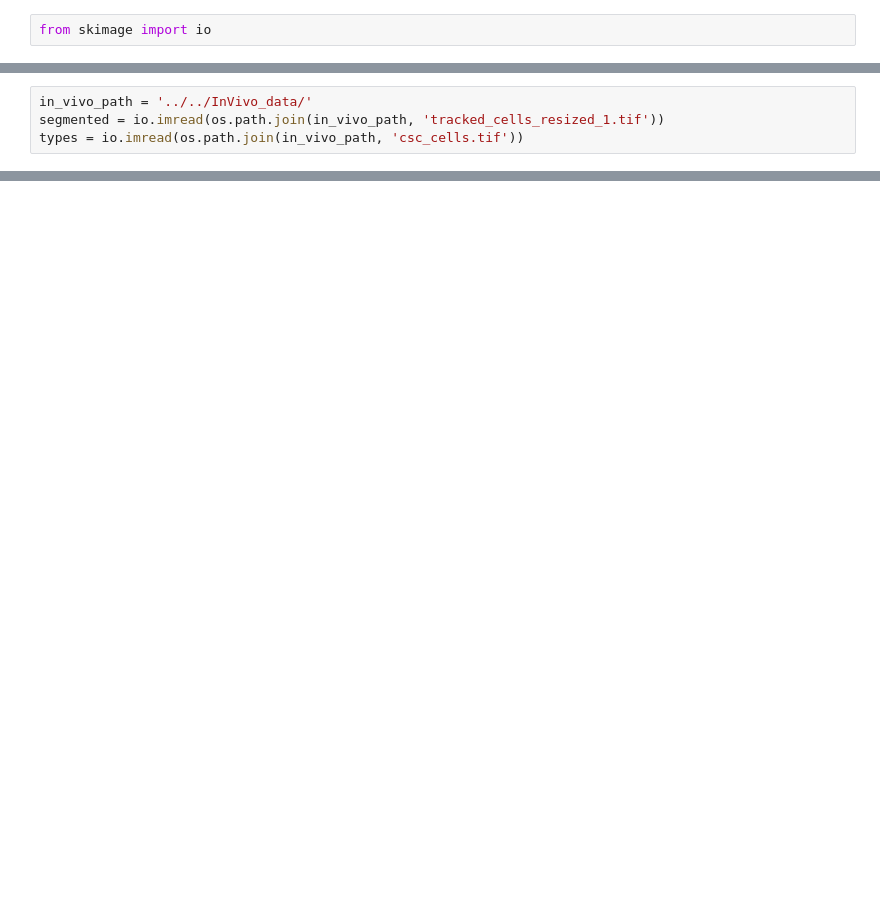
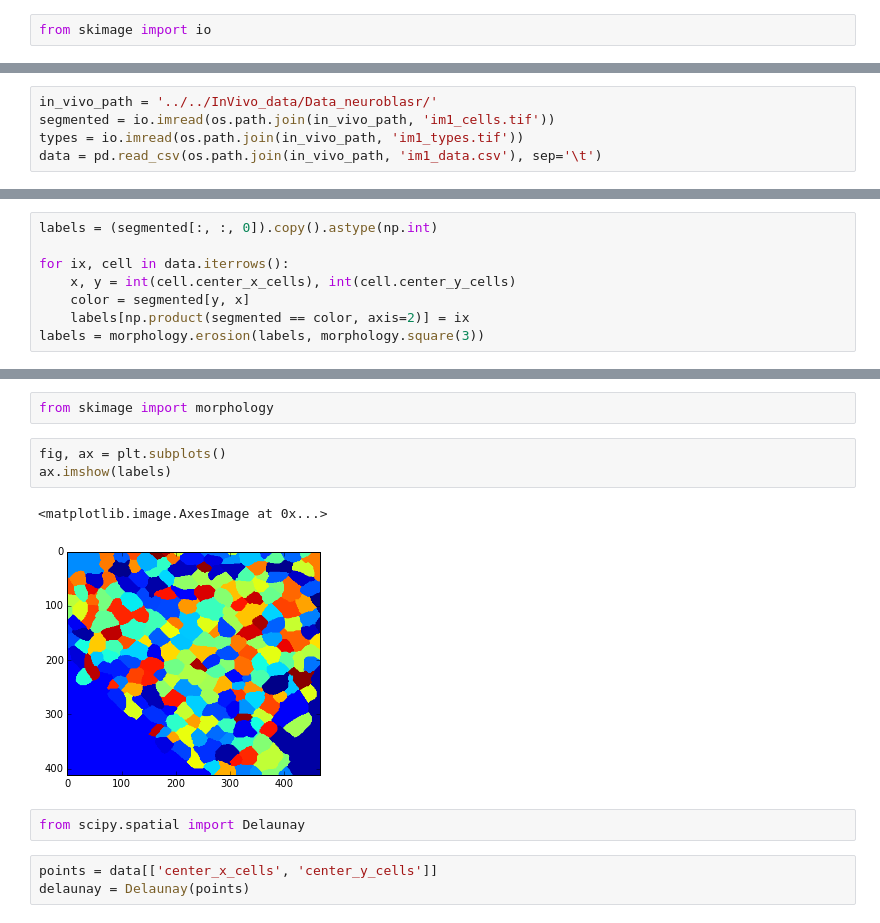
Before and after one commit to glyg/CancerStemCells_GGH, a Jupyter notebook: Notebooks/CompuCell3D simulations Importer.ipynb, the cells around one changed output, grey strips where cells are left out. Saved outputs shown, nothing was run; the diff lists cells and outputs as text; blank space fills up the shorter version.

```diff
--- a/Notebooks/CompuCell3D simulations Importer.ipynb
+++ b/Notebooks/CompuCell3D simulations Importer.ipynb
@@ -552,4 +383,5 @@ tracked_clone_CSC_over_area_color_coded_relative.FINAL PICTURE.tif
 # %%
-in_vivo_path = '../../InVivo_data/'
-segmented = io.imread(os.path.join(in_vivo_path, 'tracked_cells_resized_1.tif'))
-types = io.imread(os.path.join(in_vivo_path, 'csc_cells.tif'))
+in_vivo_path = '../../InVivo_data/Data_neuroblasr/'
+segmented = io.imread(os.path.join(in_vivo_path, 'im1_cells.tif'))
+types = io.imread(os.path.join(in_vivo_path, 'im1_types.tif'))
+data = pd.read_csv(os.path.join(in_vivo_path, 'im1_data.csv'), sep='\t')
@@ -555,0 +395,8 @@ types = io.imread(os.path.join(in_vivo_path, 'csc_cells.tif'))
+# %%
+labels = (segmented[:, :, 0]).copy().astype(np.int)
+
+for ix, cell in data.iterrows():
+    x, y = int(cell.center_x_cells), int(cell.center_y_cells)
+    color = segmented[y, x]
+    labels[np.product(segmented == color, axis=2)] = ix
+labels = morphology.erosion(labels, morphology.square(3))
@@ -555,0 +425,13 @@ types = io.imread(os.path.join(in_vivo_path, 'csc_cells.tif'))
+# %%
+from skimage import morphology
+# %%
+fig, ax = plt.subplots()
+ax.imshow(labels)
+# %% [output]
+<matplotlib.image.AxesImage at 0x...>
+[figure, added]
+# %%
+from scipy.spatial import Delaunay
+# %%
+points = data[['center_x_cells', 'center_y_cells']]
+delaunay = Delaunay(points)
```
Also changed, not shown: parts of 38 cells of this notebook.
